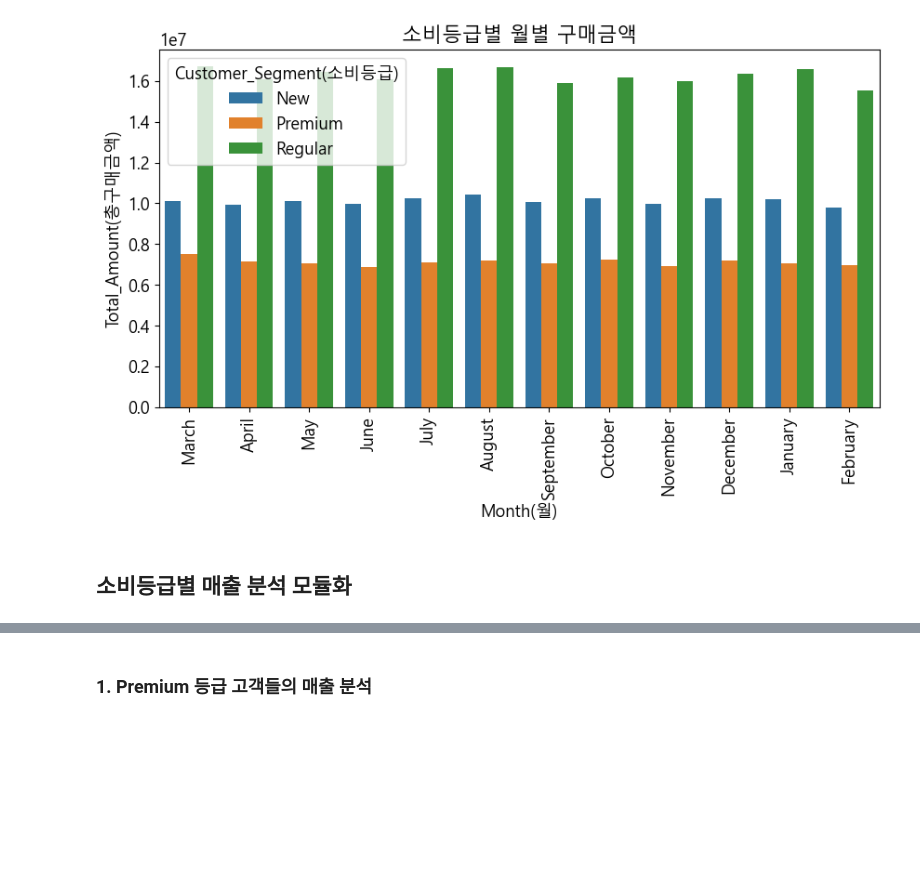
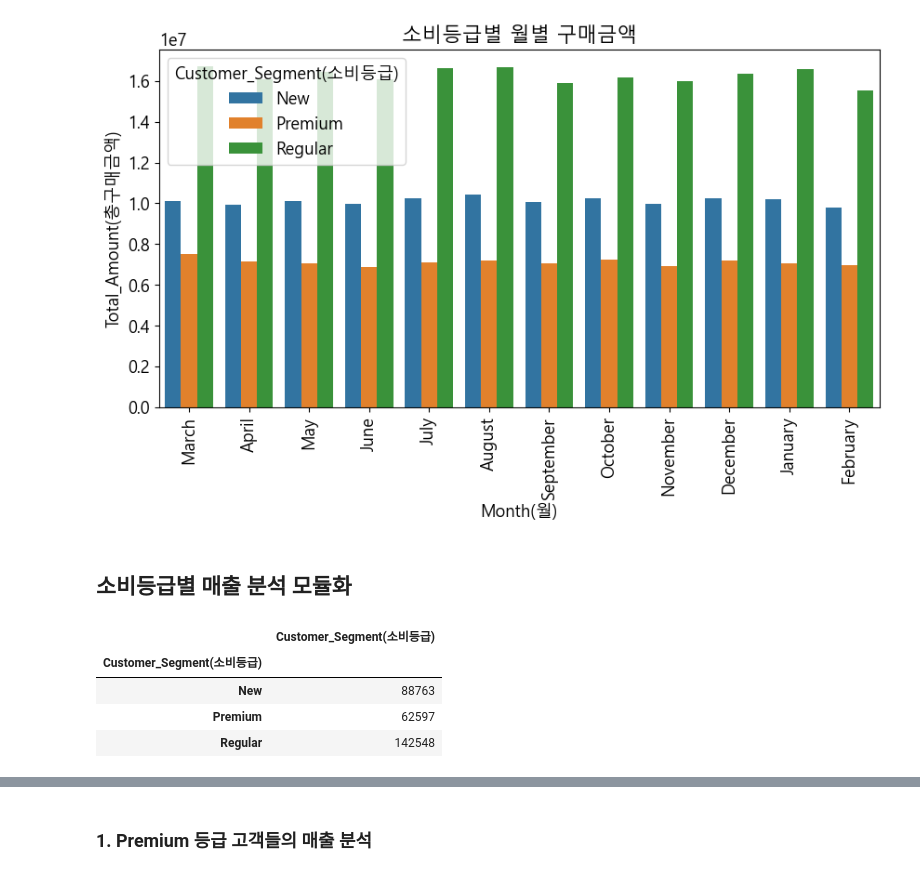
Before and after one commit to youscd/Retail_data_Analysis, a Jupyter notebook: 분석 시각화 (모듈화).ipynb, the cells around one changed output, grey strips where cells are left out. Cells and saved outputs as stored; diff of their text form; code cells hidden in the pictures; blank space fills up the shorter version.

```diff
--- a/분석 시각화 (모듈화).ipynb
+++ b/분석 시각화 (모듈화).ipynb
@@ -259,3 +259,14 @@ def month_time_sales(dataframe, segment):
     plt.title(f'소비등급 {segment} 고객들의 월 시간대별 구매금액')
     plt.xticks(rotation=90)
     plt.show()
+# %%
+df_origin = pd.read_csv('./new_retail_data_notnull_newcols.csv')
+
+# 소비등급 별 고객 수
+df_origin.groupby('Customer_Segment(소비등급)')[['Customer_Segment(소비등급)']].count()
+# %% [output]
+|  | Customer_Segment(소비등급) |
+| Customer_Segment(소비등급) |  |
+| New | 88763 |
+| Premium | 62597 |
+| Regular | 142548 |
```
Also changed, not shown: parts of 1 cell of this notebook.
